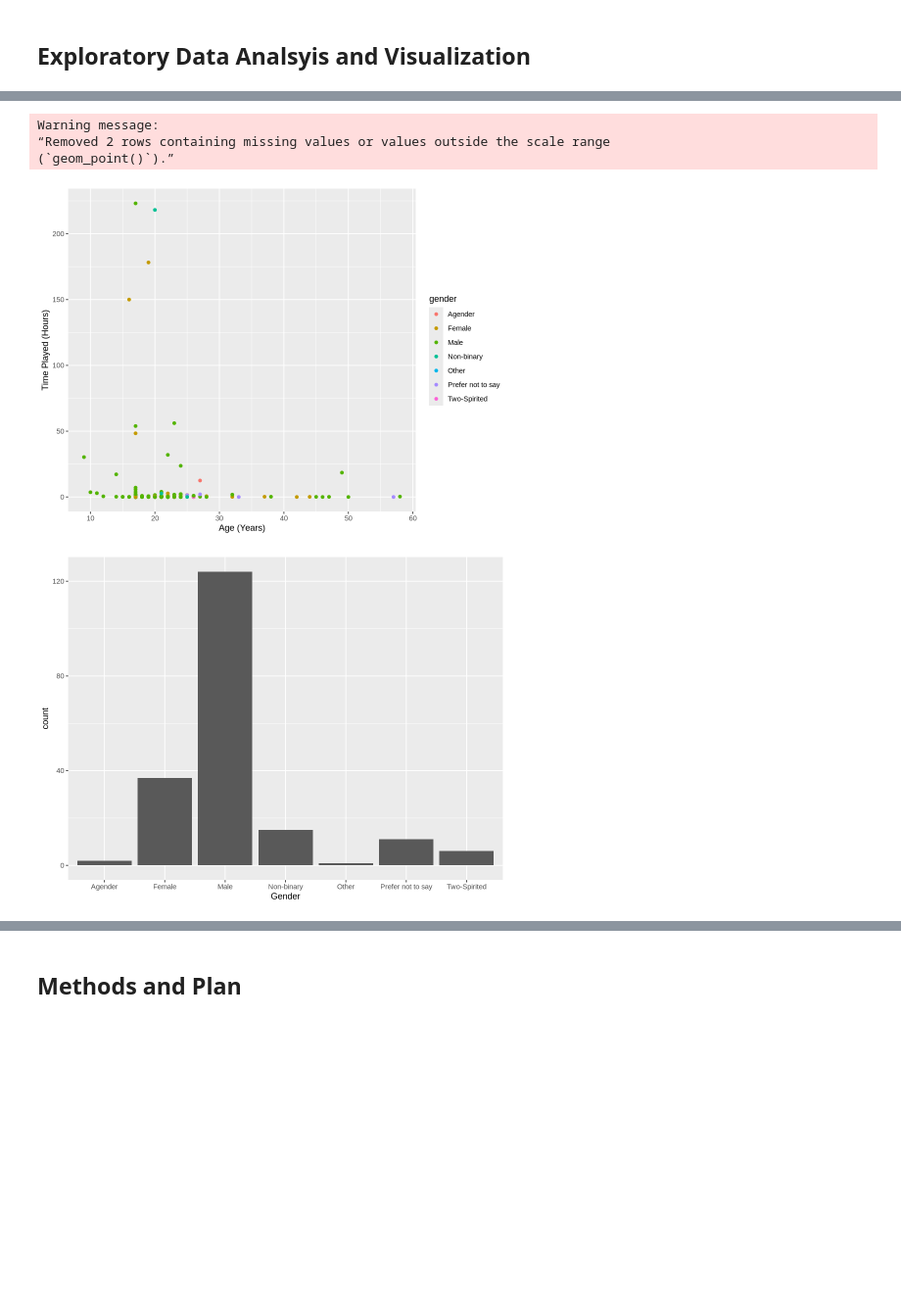
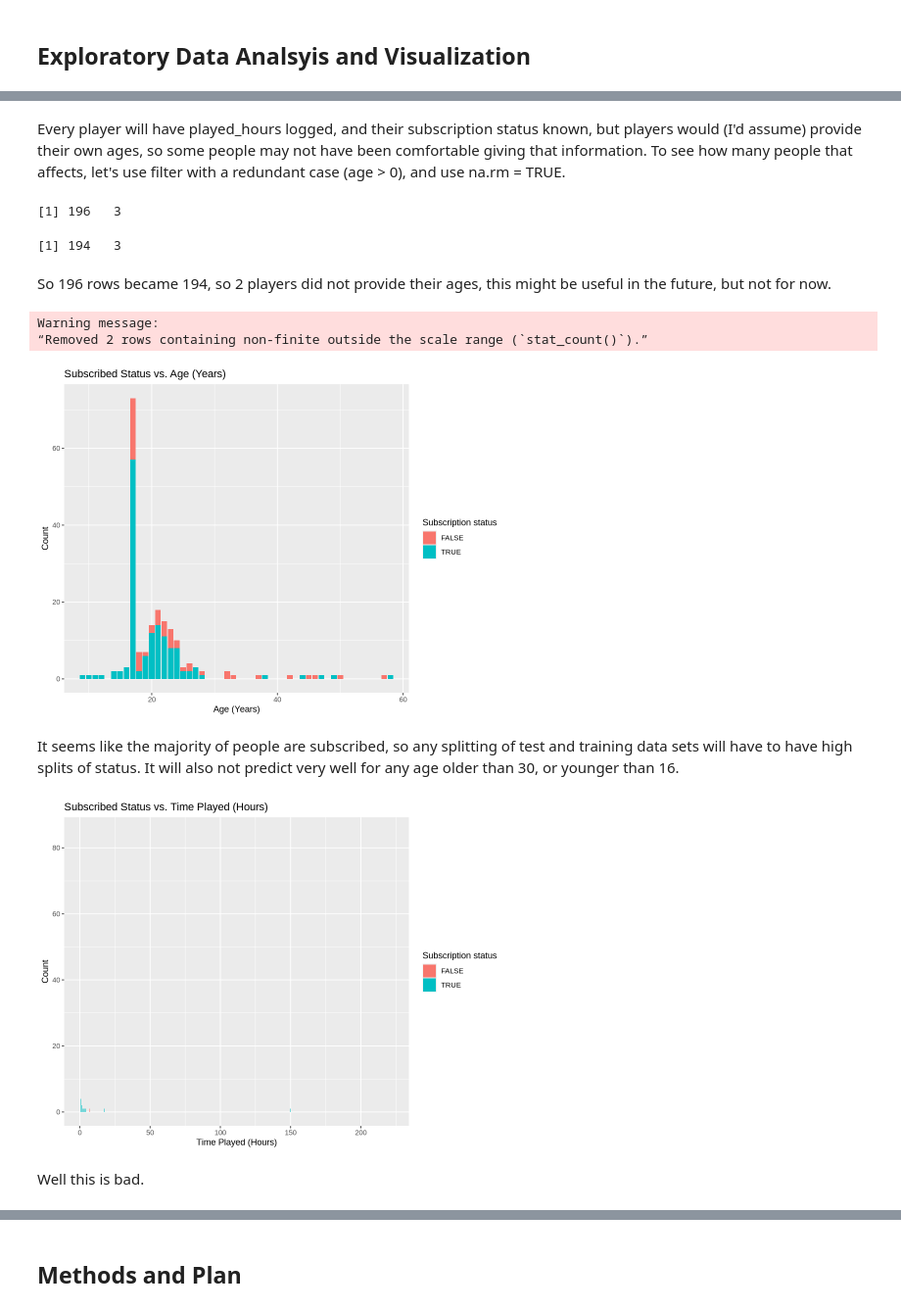
Before and after one commit to naldonymous/dsci-100-2025w1-group-33, a Jupyter notebook: project_009_33_individual.ipynb, the cells around one changed output, grey strips where cells are left out. Shown: that part at 98% size. Cells and saved outputs as stored; diff of their text form; code cells hidden in the pictures; blank space fills up the shorter version.

Commit message:
Make visualizations and add methods and plan

```diff
--- a/project_009_33_individual.ipynb
+++ b/project_009_33_individual.ipynb
@@ -172,5 +197,4 @@ Can the variables of Age, gender, played_hours, and experience predict whether a
 # %%
-playersQuantitative <- select(players, played_hours, Age)
-playersQuantitativeMean <- map_dfr(playersQuantitative, mean, na.rm = TRUE)
-playersQuantitativeMean
+playersSelect <- select(players, played_hours, Age, subscribe)
+head(playersSelect)
 # %% [output]
@@ -181,21 +231,37 @@ A tibble: 1 × 2
+# %% [markdown]
+Every player will have played_hours logged, and their subscription status known, but players would (I'd assume) provide their own ages, so some people may not have been comfortable giving that information. To see how many people that affects, let's use filter with a redundant case (age > 0), and use na.rm = TRUE.
+# %%
+dim(playersSelect)
+playernarm <- filter(playersSelect, age > 0, na.rm = TRUE)
+dim(playernarm)
+# %% [output]
+[1] 196   3
+[1] 194   3
+# %% [markdown]
+So 196 rows became 194, so 2 players did not provide their ages, this might be useful in the future, but not for now.
 # %%
 options(repr.plot.width = 8, repr.plot.height = 6)
-playersPlot <- ggplot(players, aes(x = Age, y = played_hours, colour = gender)) +
-    geom_point() +
-    labs(x = "Age (Years)", y = "Time Played (Hours)")
+playersPlot <- ggplot(playersSelect, aes(x = age, fill = subscribe)) +
+    geom_bar(stat = "count") +
+    labs(x = "Age (Years)", y = "Count", fill = "Subscription status") +
+    ggtitle(label = "Subscribed Status vs. Age (Years)")
 playersPlot
 # %% [output]
 Warning message:
-“Removed 2 rows containing missing values or values outside the scale range
-(`geom_point()`).”
+“Removed 2 rows containing non-finite outside the scale range (`stat_count()`).”
-[figure, old version]
+[figure, new version]
+# %% [markdown]
+It seems like the majority of people are subscribed, so any splitting of test and training data sets will have to have high splits of status. It will also not predict very well for any age older than 30, or younger than 16.
 # %%
 options(repr.plot.width = 8, repr.plot.height = 6)
-playersBarPlot <- ggplot(players, aes(x = gender)) +
-    geom_bar() +
-    labs(x = "Gender")
-playersBarPlot
+playersTimePlot <- ggplot(playersSelect, aes(x = played_hours, fill = subscribe)) +
+    geom_bar(stat = "count") +
+    labs(x = "Time Played (Hours)", y = "Count", fill = "Subscription status") +
+    ggtitle(label = "Subscribed Status vs. Time Played (Hours)")
+playersTimePlot
 # %% [output]
-[figure, old version]
+[figure, new version]
+# %% [markdown]
+Well this is bad.
 # %%
 options(repr.plot.width = 8, repr.plot.height = 6)
```
Also changed, not shown: parts of 11 cells of this notebook.
